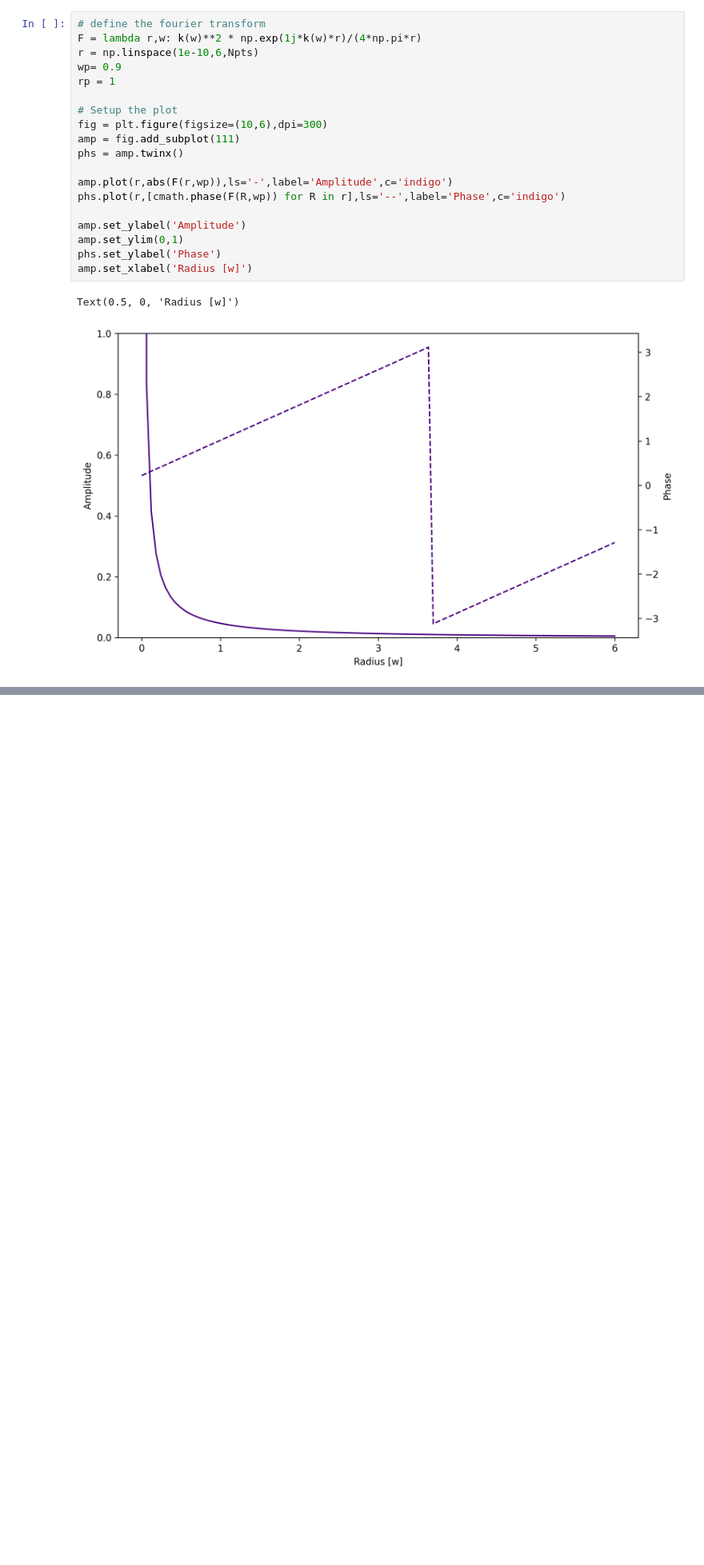
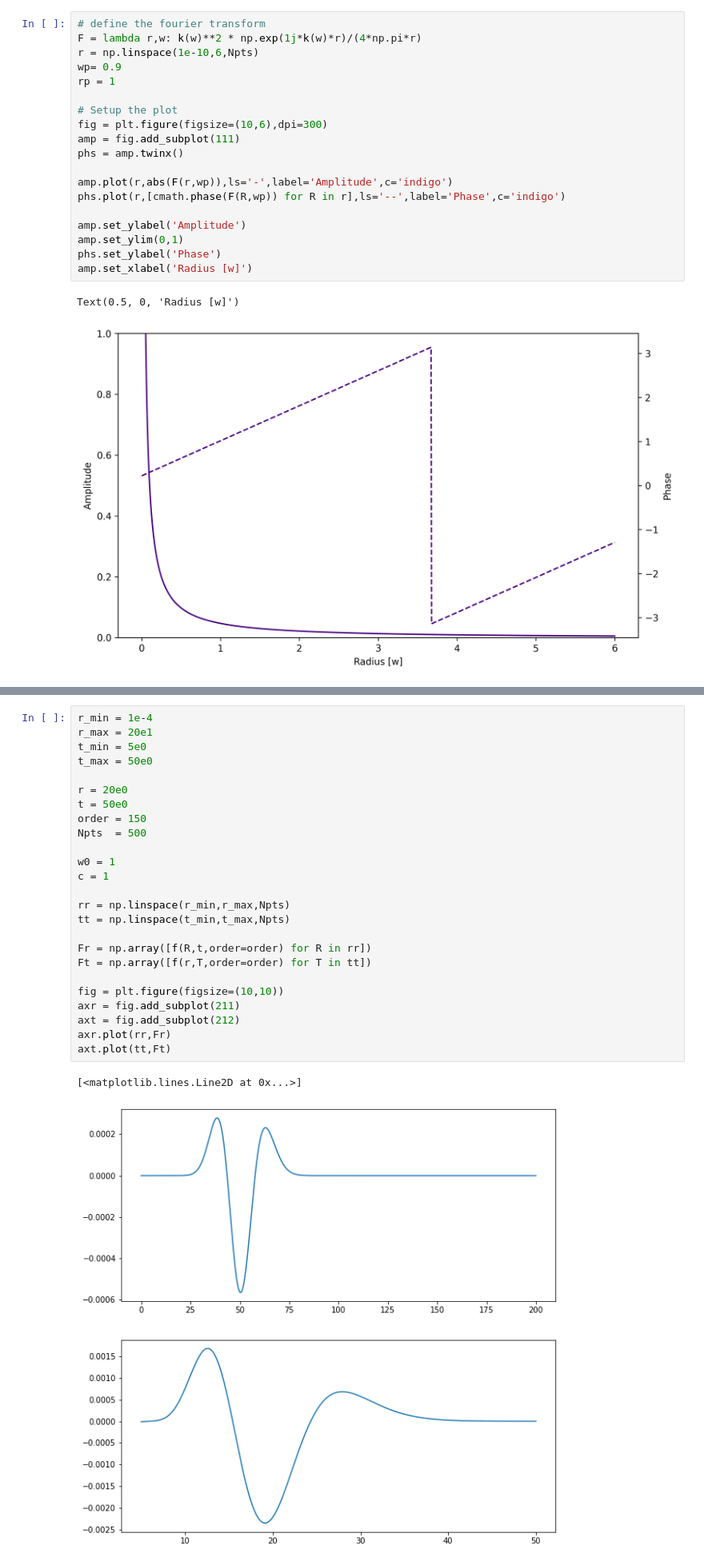
Before and after one commit to nyuad-astroparticle/LXe-Phonon, a Jupyter notebook: Theory/damped-wave/Visualisation.ipynb, the cells around one changed output, grey strips where cells are left out. Shown at 80% size. Cells and saved outputs as stored; diff of their text form; blank space fills up the shorter version.

```diff
--- a/Theory/damped-wave/Visualisation.ipynb
+++ b/Theory/damped-wave/Visualisation.ipynb
@@ -134,0 +186,28 @@ Text(0.5, 0, 'Frequency [w]')
+# %%
+r_min = 1e-4
+r_max = 20e1
+t_min = 5e0
+t_max = 50e0
+
+r = 20e0
+t = 50e0
+order = 150
+Npts  = 500
+
+w0 = 1
+c = 1
+
+rr = np.linspace(r_min,r_max,Npts)
+tt = np.linspace(t_min,t_max,Npts)
+
+Fr = np.array([f(R,t,order=order) for R in rr])
+Ft = np.array([f(r,T,order=order) for T in tt])
+
+fig = plt.figure(figsize=(10,10))
+axr = fig.add_subplot(211)
+axt = fig.add_subplot(212)
+axr.plot(rr,Fr)
+axt.plot(tt,Ft)
+# %% [output]
+[<matplotlib.lines.Line2D at 0x...>]
+[figure, added]
```
Also changed, not shown: parts of 6 cells of this notebook, 12 other files.
